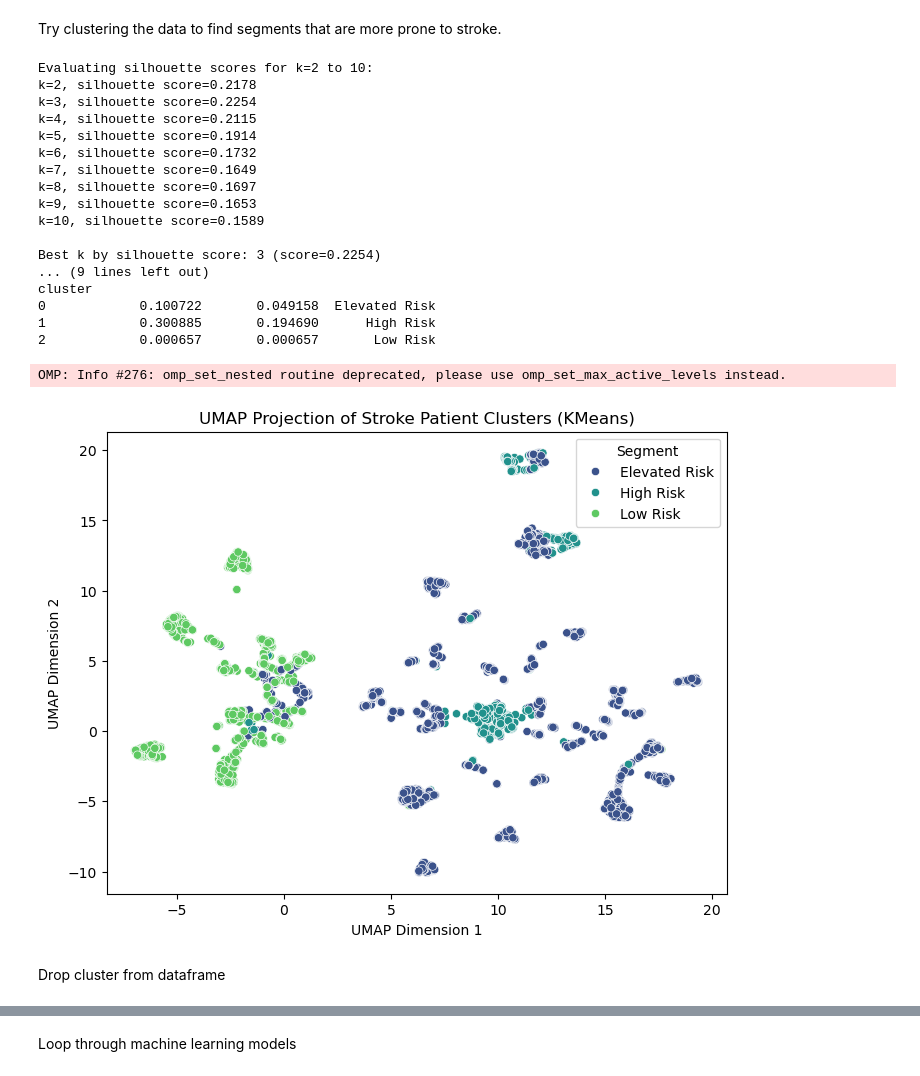
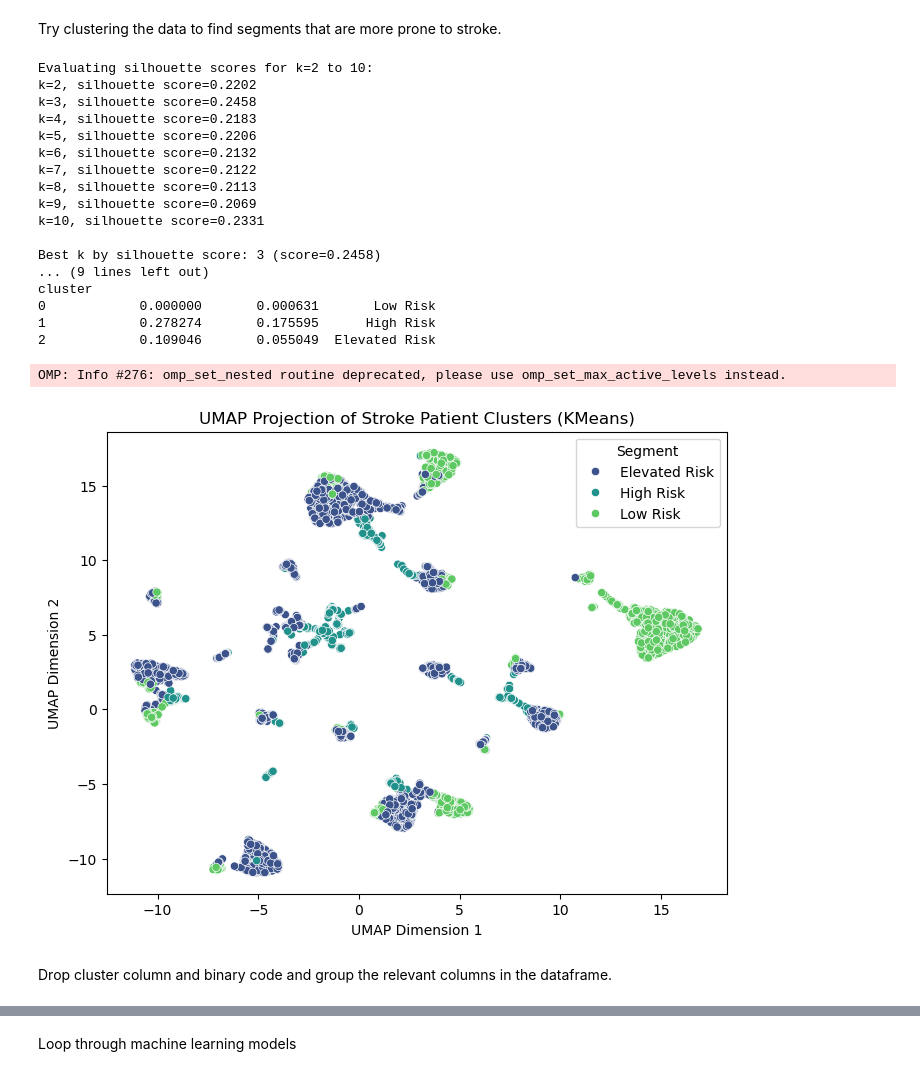
Before and after one commit to abhijit-mazumdar/DSI_Cohort_6_ML_12_Stroke_prediction, a Jupyter notebook: model_development/Stroke_data_experimentation.ipynb, the cells around one changed output, grey strips where cells are left out. Cells and saved outputs as stored; diff of their text form; code cells hidden in the pictures.

```diff
--- a/model_development/Stroke_data_experimentation.ipynb
+++ b/model_development/Stroke_data_experimentation.ipynb
@@ -8,7 +8,22 @@ warnings.filterwarnings("ignore")
 
 stroke = pd.read_csv("/Users/angiean/ML group project/01_materials/stroke_data.csv")
 stroke = stroke.drop(columns=['id'])
-stroke = stroke[stroke['gender'] != 'Other']
+
+
 df = stroke.copy()
-df.head()
+
+
+# Separate numerical and categorical columns
+num_cols = df.select_dtypes(include=['number']).columns
+cat_cols = df.select_dtypes(include=['object', 'category']).columns
+
+print("### Numerical Columns Statistics:\n")
+print(df[num_cols].describe())
+
+print("\n### Categorical Columns Unique Values:\n")
+for col in cat_cols:
+    unique_vals = df[col].unique()
+    print(f"Column: {col} ({len(unique_vals)} unique values)")
+    print(unique_vals)
+    print()
 # %% [output]
@@ -330,6 +356,10 @@ cleaned_df = impute_regression(df)
 
 cleaned_df['risk_score'] = cleaned_df.apply(compute_automated_risk_score, axis=1)
 
+cleaned_df['work_type'] = cleaned_df['work_type'].replace('children', 'Never_worked')
+cleaned_df['gender'] = cleaned_df['gender'].map({'Male': 0, 'Female': 1})
+cleaned_df['Residence_type'] = cleaned_df['Residence_type'].map({'Urban': 1, 'Rural': 0})
+cleaned_df['ever_married'] = cleaned_df['ever_married'].map({'Yes': 1, 'No': 0})
 
 print(cleaned_df)
 # %% [output]
@@ -373,8 +403,7 @@ df = cleaned_df
 
 # Prepare features for clustering
 num_features = ['age', 'avg_glucose_level', 'bmi', 'risk_score']
-cat_features = ['gender', 'ever_married', 'work_type', 'Residence_type',
-                'hypertension', 'heart_disease', 'smoking_status']
+cat_features = ['work_type', 'smoking_status']
 
 # Preprocessing pipeline
 preprocessor = ColumnTransformer([
@@ -423,49 +452,49 @@ def label_cluster(row):
         return 'Elevated Risk'
     else:
         return 'High Risk'
 
 cluster_stats['risk_label'] = cluster_stats.apply(label_cluster, axis=1)
 
 label_map = cluster_stats['risk_label'].to_dict()
 df['segment'] = df['cluster'].map(label_map).astype('category')
 
 
 print("\nCluster summary:")
 print(cluster_stats)
 
 # Visualize clusters with UMAP
 reducer = umap.UMAP(random_state=42)
 embedding = reducer.fit_transform(X_processed)
 
 plt.figure(figsize=(8,6))
 sns.scatterplot(x=embedding[:,0], y=embedding[:,1], hue=df['segment'], palette='viridis')
 plt.title('UMAP Projection of Stroke Patient Clusters (KMeans)')
 plt.xlabel('UMAP Dimension 1')
 plt.ylabel('UMAP Dimension 2')
 plt.legend(title='Segment')
 plt.show()
 # %% [output]
 Evaluating silhouette scores for k=2 to 10:
-k=2, silhouette score=0.2178
-k=3, silhouette score=0.2254
-k=4, silhouette score=0.2115
-k=5, silhouette score=0.1914
-k=6, silhouette score=0.1732
-k=7, silhouette score=0.1649
-k=8, silhouette score=0.1697
-k=9, silhouette score=0.1653
-k=10, silhouette score=0.1589
+k=2, silhouette score=0.2202
+k=3, silhouette score=0.2458
+k=4, silhouette score=0.2183
+k=5, silhouette score=0.2206
+k=6, silhouette score=0.2132
+k=7, silhouette score=0.2122
+k=8, silhouette score=0.2113
+k=9, silhouette score=0.2069
+k=10, silhouette score=0.2331
 
-Best k by silhouette score: 3 (score=0.2254)
+Best k by silhouette score: 3 (score=0.2458)
 ... (9 lines left out)
 cluster
-0            0.100722       0.049158  Elevated Risk
-1            0.300885       0.194690      High Risk
-2            0.000657       0.000657       Low Risk
+0            0.000000       0.000631       Low Risk
+1            0.278274       0.175595      High Risk
+2            0.109046       0.055049  Elevated Risk
 OMP: Info #276: omp_set_nested routine deprecated, please use omp_set_max_active_levels instead.
-[figure, old version]
+[figure, new version]
 # %% [markdown]
-Drop cluster from dataframe
+Drop cluster column and binary code and group the relevant columns in the dataframe.
 # %%
 if 'cluster' in cleaned_df.columns:
     cleaned_df.drop(columns=['cluster'], inplace=True)
```
Also changed, not shown: parts of 21 cells of this notebook, 3 other files.
